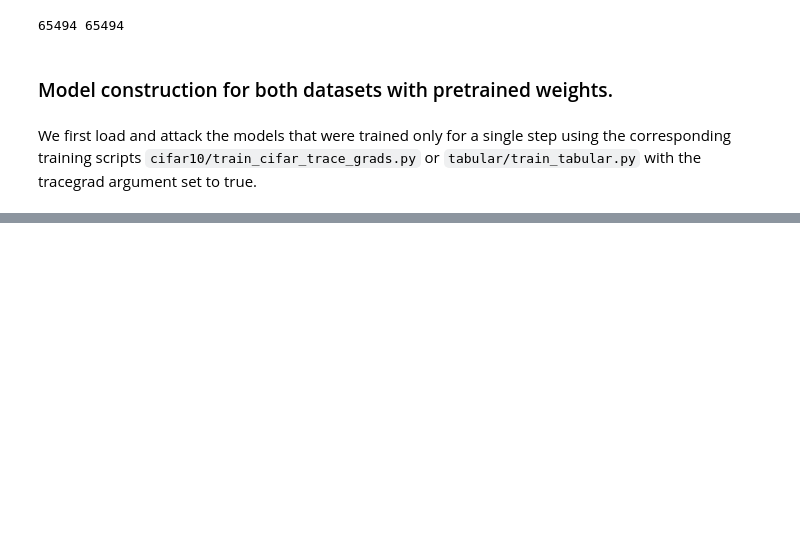
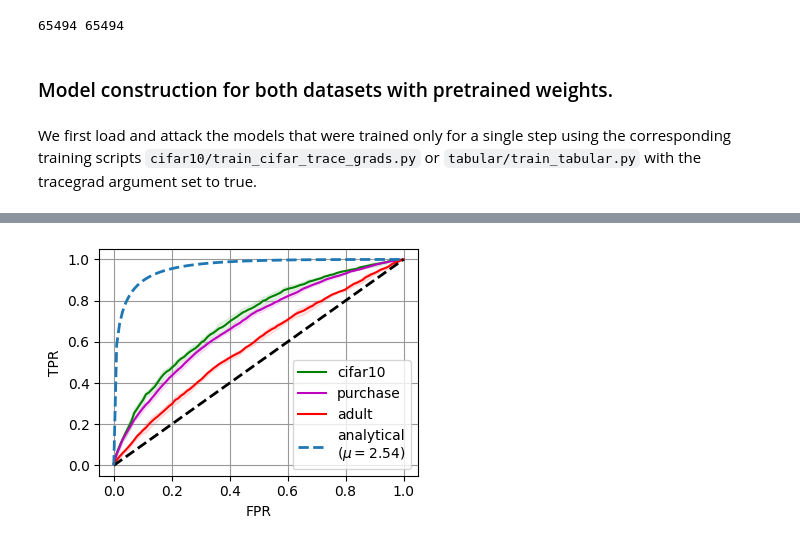
Before and after one commit to tleemann/gaussian_mip, a Jupyter notebook: notebooks/GLiRAttack.ipynb, the cells around one changed output, grey strips where cells are left out. Cells and saved outputs as stored; diff of their text form; code cells hidden in the pictures; blank space fills up the shorter version.

```diff
--- a/notebooks/GLiRAttack.ipynb
+++ b/notebooks/GLiRAttack.ipynb
@@ -389,0 +396,7 @@ plt.tight_layout()
+# %%
+## Run the attacks on the model
+fs_use = np.linspace(0,1,100)
+ts_rates_all5 = {}
+for dset in ["cifar10", "purchase", "adult"]:
+    scores_list = run_glir_multi_step(params_list[dset], models_use = 5, steps_use = 5)
+    ts_rates_all5[dset] = interpolate_tprs(fs_use, scores_list)
@@ -389,0 +492,20 @@ plt.tight_layout()
+# %%
+#ts_rates_all = torch.load("figures/grad_attack_rates1.pt")
+colors = ["g", "m", "r"]
+for setup_use, color_use in zip(ts_rates_all5.keys(), colors):
+    mean_rnd = np.mean(ts_rates_all5[setup_use], axis=0)
+    mean_rnd_std = np.std(ts_rates_all5[setup_use], axis=0) # Standard error
+    plt.fill_between(fs_use, mean_rnd-mean_rnd_std, mean_rnd+mean_rnd_std, color=color_use, alpha = 0.1)
+    plt.plot(fs_use, mean_rnd, label = f"{setup_use}", color=color_use)
+
+plt.plot(fs_use, fs_use, "--k", linewidth=2)
+
+plt.plot(fs_use, analytical_tpr(fs_use, 2.54), "--", color="tab:blue", label = "analytical\n($\mu=2.54$)", linewidth=2)
+plt.ylabel("TPR")
+plt.xlabel("FPR")
+plt.legend(loc="lower right")
+plt.grid(color='0.6')
+plt.gcf().set_size_inches(4.0,3.0)
+plt.tight_layout()
+# %% [output]
+[figure, added]
```
Also changed, not shown: parts of 11 cells of this notebook, 2 other files.
